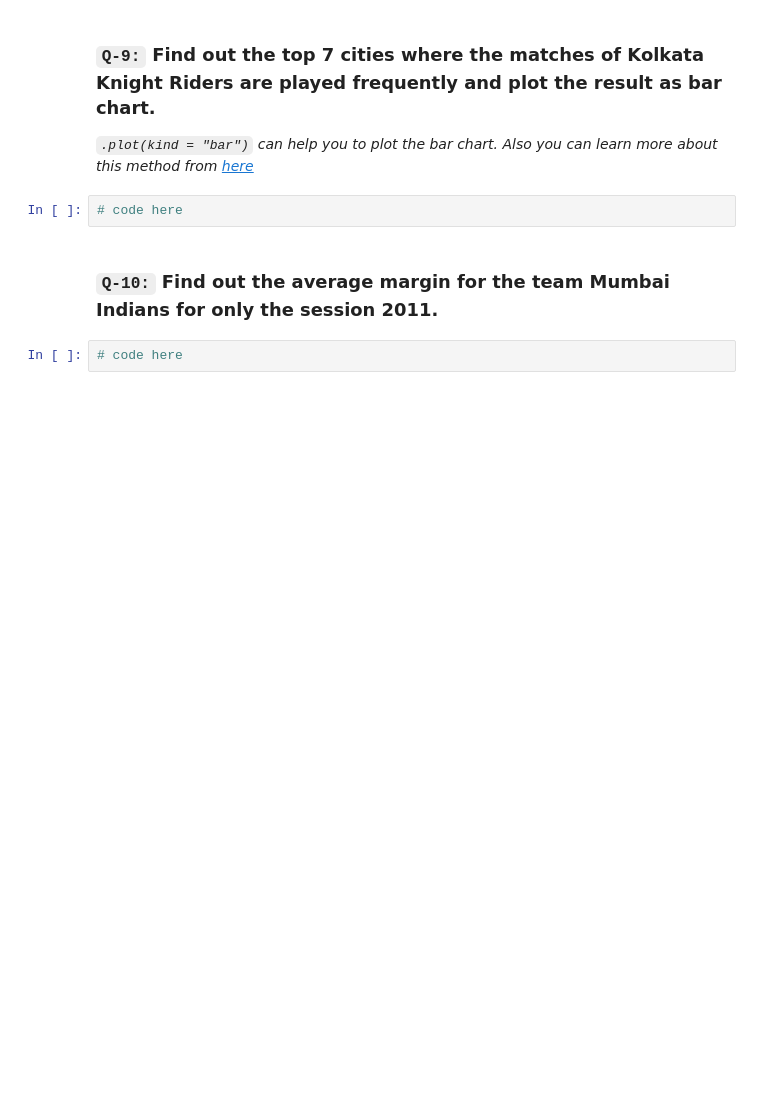
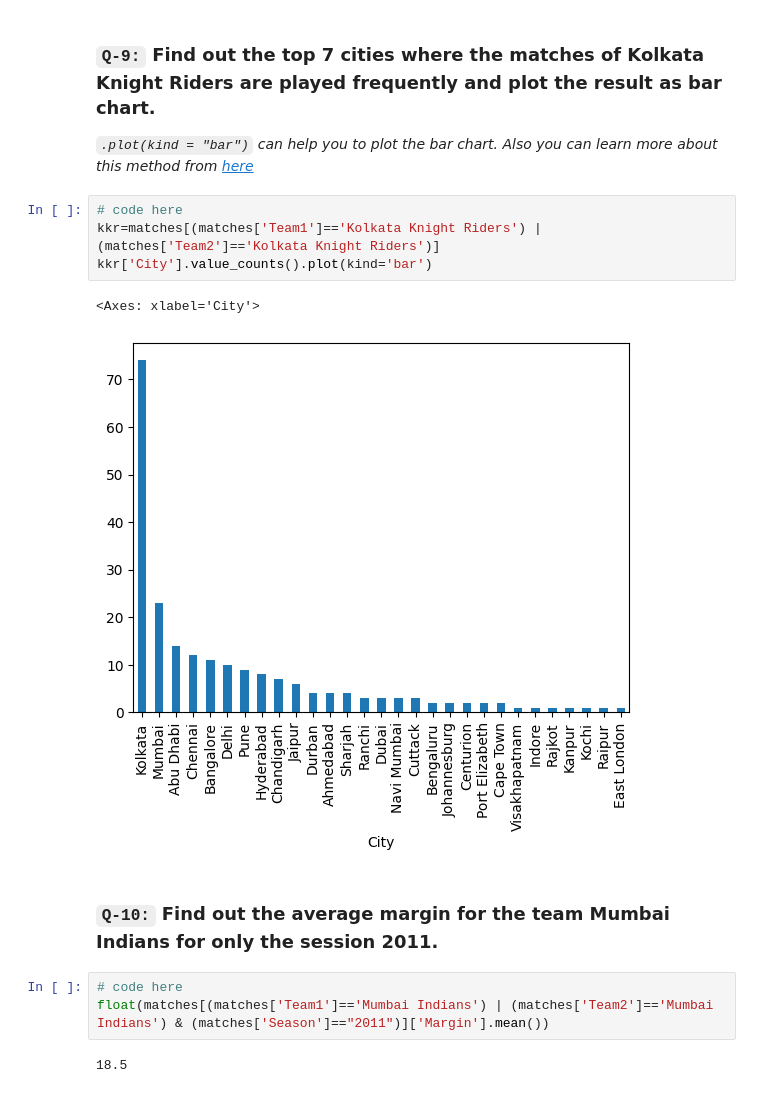
Before and after one commit to pranavverma26/PythonCode, a Jupyter notebook: PractiseQuestion/83. Task 17 FREE.ipynb, the cells around one changed output. Drawn from its saved outputs; the diff is of its cells as text; blank space fills up the shorter version.

```diff
--- a/PractiseQuestion/83. Task 17 FREE.ipynb
+++ b/PractiseQuestion/83. Task 17 FREE.ipynb
@@ -222,9 +326,17 @@ team1_vs_team2('Kolkata Knight Riders','Chennai Super Kings')
 ### `Q-9:` Find out the top 7 cities where the matches of Kolkata Knight Riders are played frequently and plot the result as bar chart.
 
 *`.plot(kind = "bar")` can help you to plot the bar chart. Also you can learn more about this method from [here](https://pandas.pydata.org/docs/reference/api/pandas.DataFrame.plot.html)*
-# %%
-# code here
+# %%
+# code here
+kkr=matches[(matches['Team1']=='Kolkata Knight Riders') | (matches['Team2']=='Kolkata Knight Riders')]
+kkr['City'].value_counts().plot(kind='bar')
+# %% [output]
+<Axes: xlabel='City'>
+[figure, added]
 # %% [markdown]
 ### `Q-10:` Find out the average margin for the team Mumbai Indians for only the session 2011.
-# %%
-# code here
+# %%
+# code here
+float(matches[(matches['Team1']=='Mumbai Indians') | (matches['Team2']=='Mumbai Indians') & (matches['Season']=="2011")]['Margin'].mean())
+# %% [output]
+18.5
```
Also changed, not shown: parts of 11 cells of this notebook, 6 other files.
